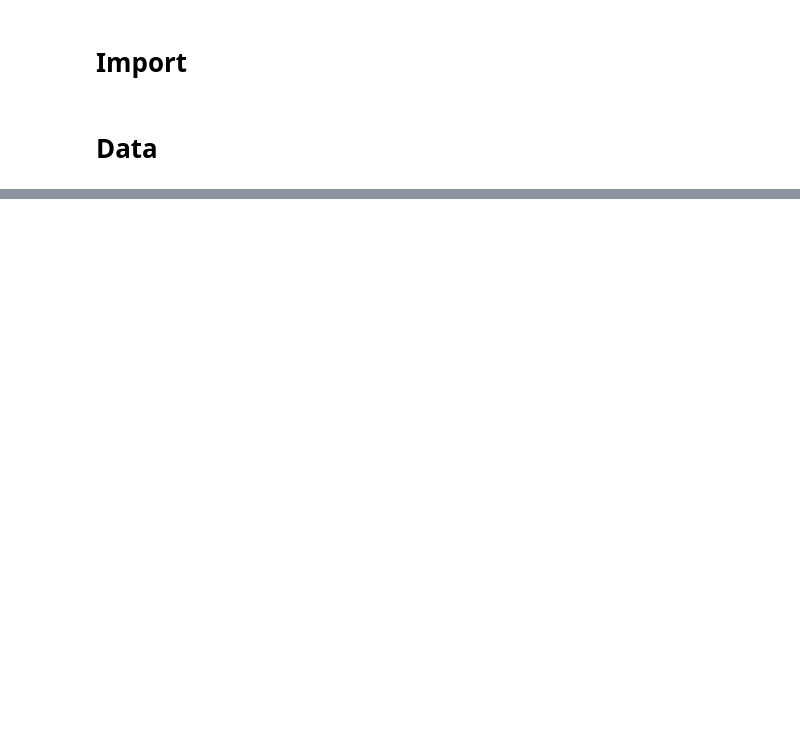
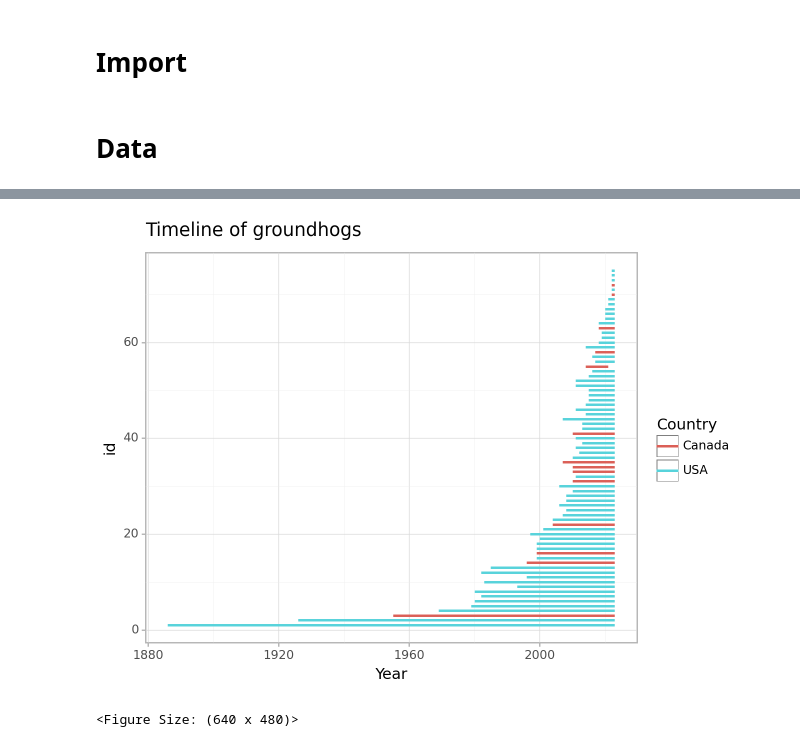
Before and after one commit to 00Dabide/Scientific_Python_Final_Assignment, a Jupyter notebook: GroundhogCode.ipynb, the cells around one changed output, grey strips where cells are left out. Cells and saved outputs as stored; diff of their text form; code cells hidden in the pictures; blank space fills up the shorter version.

```diff
--- a/GroundhogCode.ipynb
+++ b/GroundhogCode.ipynb
@@ -27,0 +27,4 @@ groundhogs
+# %%
+# creating a merged data
+
+merged_gh = groundhogs.merge(predictions, on = "id")
@@ -27,0 +91,13 @@ groundhogs
+# %%
+(
+ggplot(merged_gh, aes("year","id", fill = "name", color = "country")) +
+  geom_line(size = 1) +
+  labs(x = "Year",
+       color = "Country",
+       title = "Timeline of groundhogs") +
+  theme_light() +
+  guides(fill = False)
+)
+# %% [output]
+[figure, added]
+<Figure Size: (640 x 480)>
```
Also changed, not shown: parts of 13 cells of this notebook.
